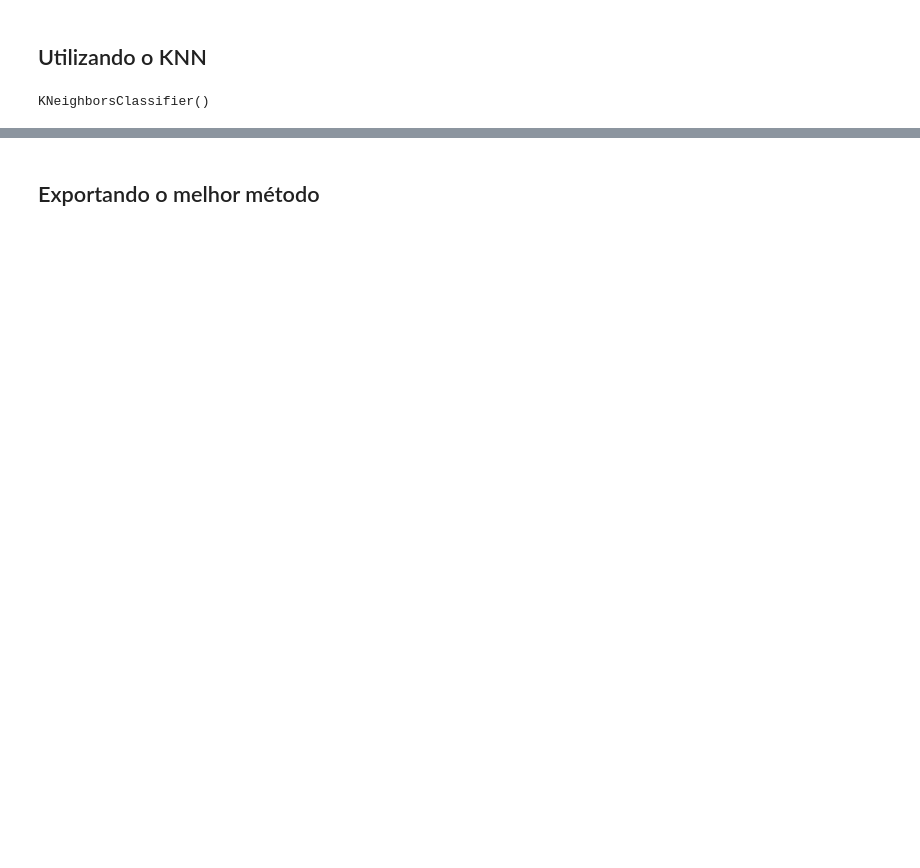
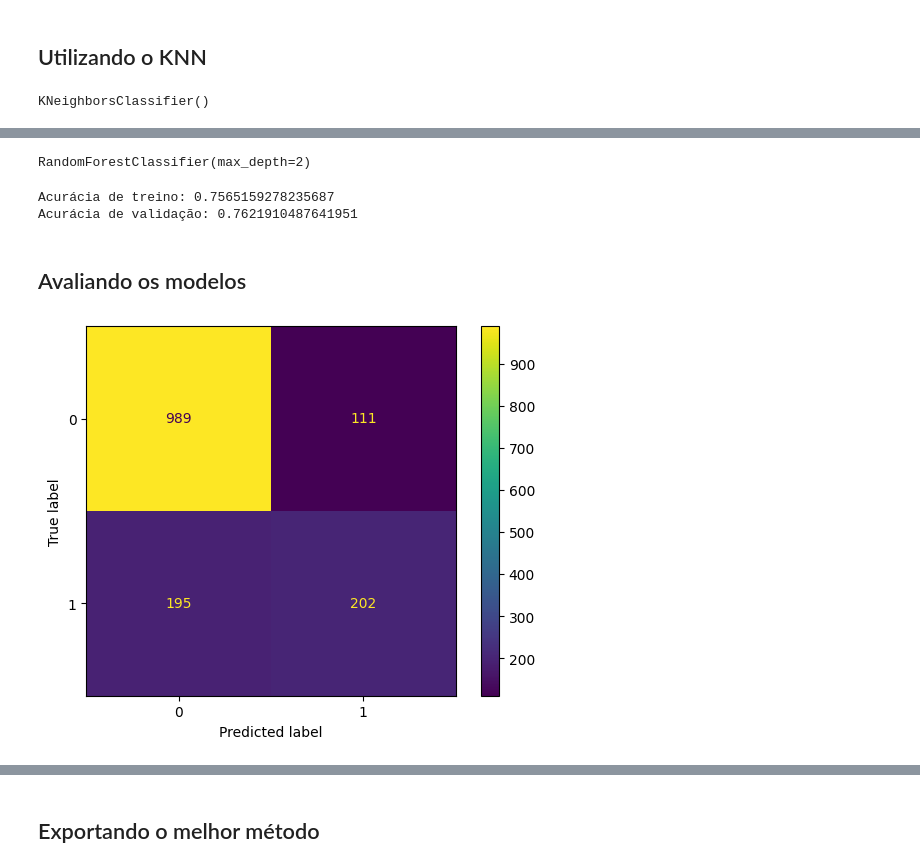
Before and after one commit to FilipeMadeira13/churn_prediction, a Jupyter notebook: notebooks/main.ipynb, the cells around one changed output, grey strips where cells are left out. Saved outputs shown, nothing was run; the diff lists cells and outputs as text; code cells hidden in the pictures; blank space fills up the shorter version.

```diff
--- a/notebooks/main.ipynb
+++ b/notebooks/main.ipynb
@@ -200,0 +214,12 @@ knn.score(x_normalized_test, y_test)
+# %%
+forest.fit(x_training, y_training)
+# %% [output]
+RandomForestClassifier(max_depth=2)
+# %%
+print(f'Acurácia de treino: {forest.score(x_training, y_training)}')
+print(f'Acurácia de validação: {forest.score(x_val, y_val)}')
+# %% [output]
+Acurácia de treino: 0.7565159278235687
+Acurácia de validação: 0.7621910487641951
+# %% [markdown]
+## Avaliando os modelos
@@ -200,0 +228,6 @@ knn.score(x_normalized_test, y_test)
+# %%
+# Árvore de Decisão
+y_expected = tree.predict(x_val)
+ConfusionMatrixDisplay.from_predictions(y_val, y_expected);
+# %% [output]
+[figure, added]
```
Also changed, not shown: parts of 20 cells of this notebook, 1 other file.
